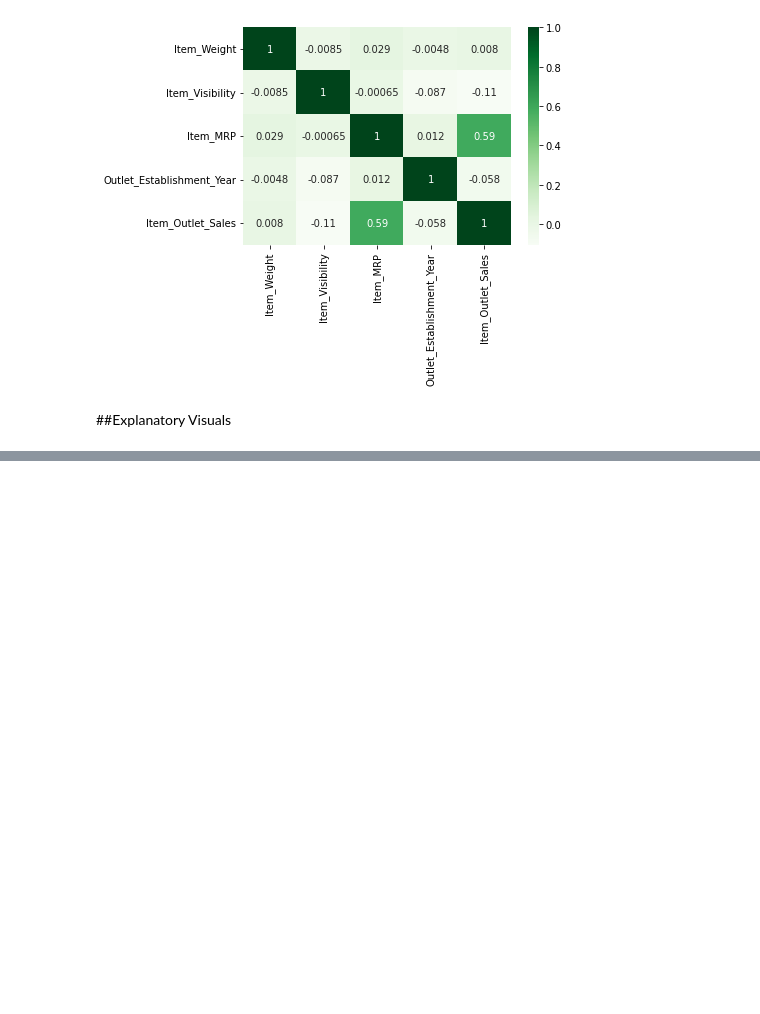
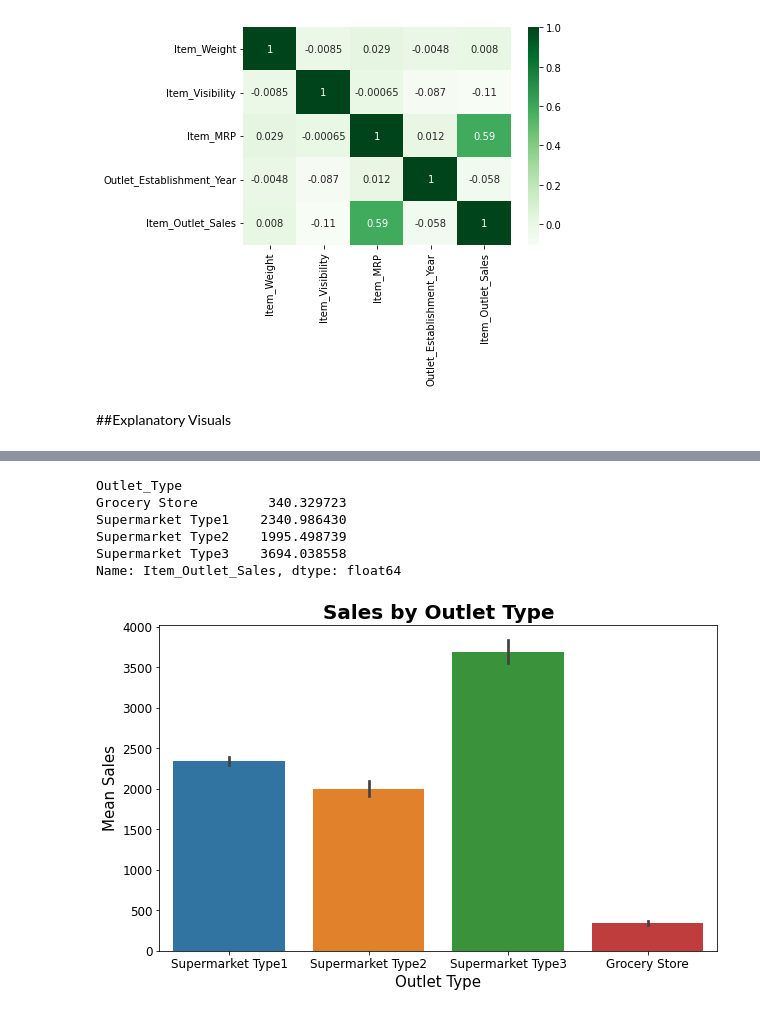
Before and after one commit to alexre24/Food-Sales-Predictions, a Jupyter notebook: Project_1.ipynb, the cells around one changed output, grey strips where cells are left out. Cells and saved outputs as stored; diff of their text form; code cells hidden in the pictures; blank space fills up the shorter version.

```diff
--- a/Project_1.ipynb
+++ b/Project_1.ipynb
@@ -308,0 +330,21 @@ sns.heatmap(data = sales_df.corr(), cmap = "Greens", annot = True);
+# %%
+mean_sales = sales_df.groupby("Outlet_Type")["Item_Outlet_Sales"].mean()
+mean_sales
+# %% [output]
+Outlet_Type
+Grocery Store         340.329723
+Supermarket Type1    2340.986430
+Supermarket Type2    1995.498739
+Supermarket Type3    3694.038558
+Name: Item_Outlet_Sales, dtype: float64
+# %%
+fig, ax = plt.subplots(figsize = (10, 6))
+
+ax = sns.barplot(data = sales_df, x = "Outlet_Type", y = "Item_Outlet_Sales")
+plt.xticks(rotation = 0 , fontsize = 12)
+plt.yticks(fontsize = 12)
+ax.set_title("Sales by Outlet Type", fontsize = 20, fontweight = "bold")
+ax.set_xlabel("Outlet Type", fontsize = 15)
+ax.set_ylabel("Mean Sales", fontsize = 15);
+# %% [output]
+[figure, added]
```
Also changed, not shown: parts of 7 cells of this notebook.
